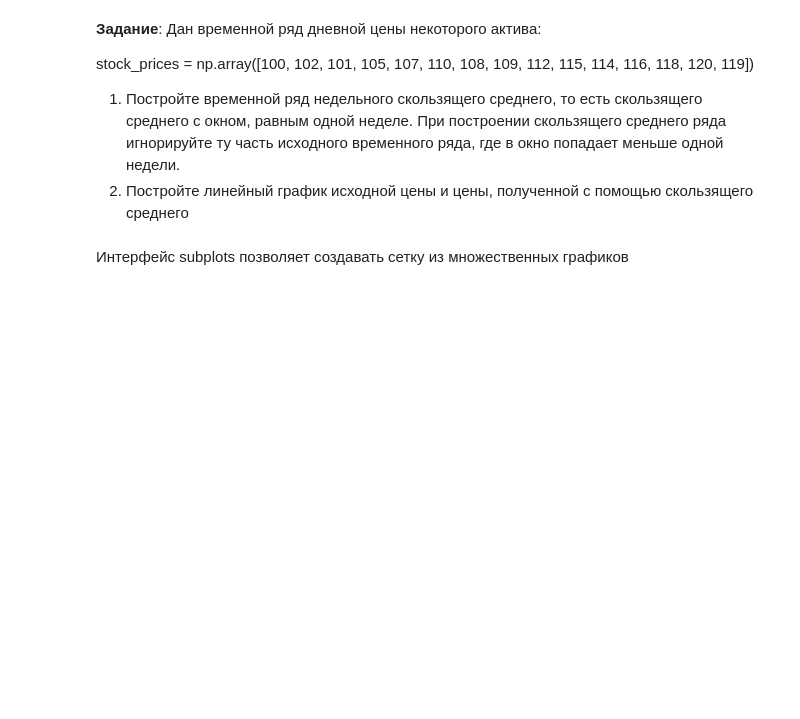
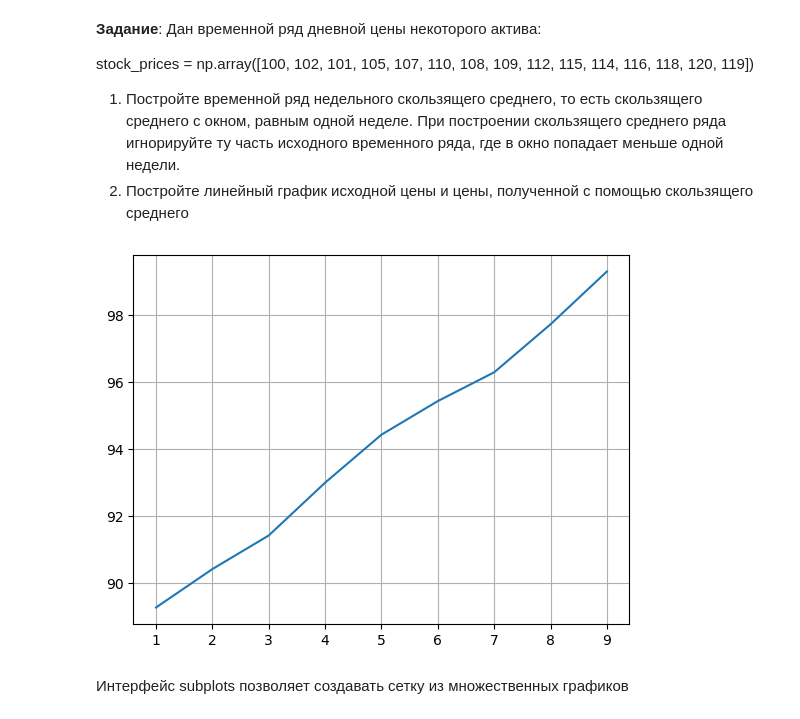
Before and after one commit to 0sasha0rul/spbu-ai-fundamentals, a Jupyter notebook: practicum_1/practicum_1.ipynb, the cells around one changed output. Saved outputs shown, nothing was run; the diff lists cells and outputs as text; code cells hidden in the pictures; blank space fills up the shorter version.

```diff
--- a/practicum_1/practicum_1.ipynb
+++ b/practicum_1/practicum_1.ipynb
@@ -468,2 +497,11 @@ np.abs(c)
+# %%
+k = 2
+l = 3
+m = np.random.uniform(1, 10, (k, l))
+n = np.zeros((k+4, l+4))
+for i in range (k):
+    for j in range(l):
+        n[i + k, j + l - 1] = m[i,j]
+n
 # %% [markdown]
 Задание: создайте массив 8х8, заполните 0 и 999 в шахматном порядке.
@@ -522,0 +577,8 @@ foo_vec(np.array([-3, -2, -1, 0, 1, 2, 3]))
+# %%
+v = np.random.randint(1, 10, 10)
+v
+for i in range(10):
+    for j in range(10):
+        if v[i] < v[j]:
+            v[i], v[j] = v[j], v[i]
+v
@@ -526,0 +589,6 @@ foo_vec(np.array([-3, -2, -1, 0, 1, 2, 3]))
+# %%
+v = np.random.uniform(1, 10, (3, 3))
+m = np.zeros((3, 1))
+for i in range (3):
+    m[i][0] = sum(v[i])/3
+ v -m
@@ -640,3 +722,16 @@ stock_prices = np.array([100, 102, 101, 105, 107, 110, 108, 109, 112, 115, 114,
+# %%
+stock_prices = np.array([100, 102, 101, 105, 107, 110, 108, 109, 112, 115, 114, 116, 118, 120, 119])
+window = 7
+row  = []
+for i in range(9):
+    row.append(sum(stock_prices[i:i+6])/window)
+x = [1,2,3,4,5,6,7,8,9]
+plt.plot(x, row)
+
+plt.grid(True)
+plt.show()
+# %% [output]
+[figure, added]
 # %% [markdown]
 Интерфейс subplots позволяет создавать сетку из множественных графиков
 # %%
```
Also changed, not shown: parts of 94 cells of this notebook, 1 other file.
